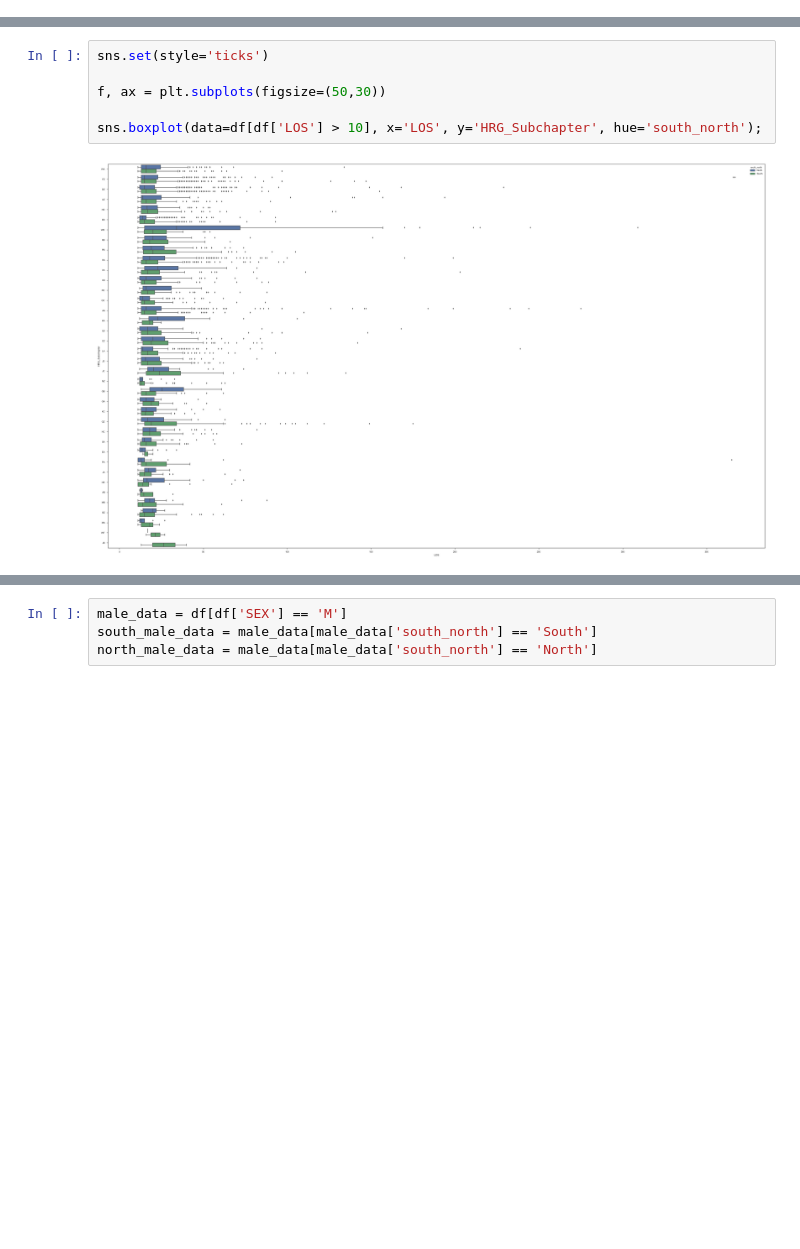
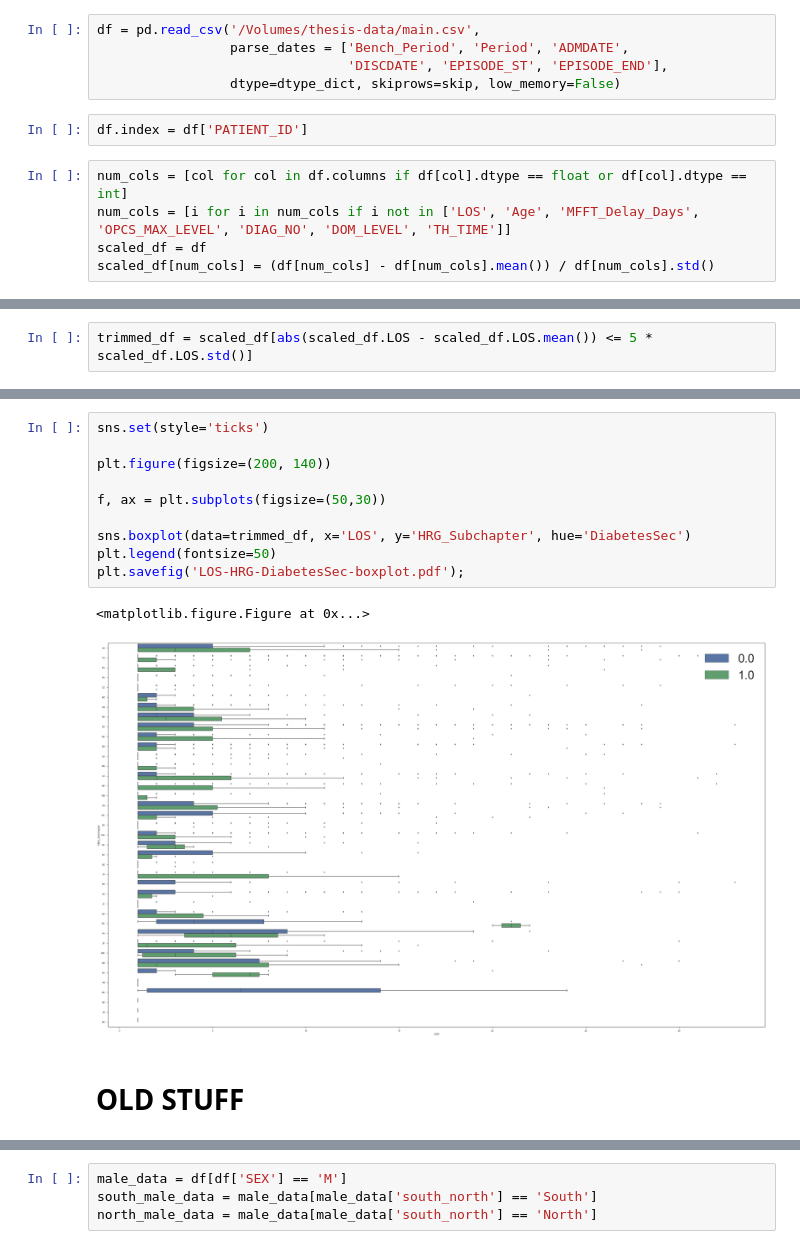
Before and after one commit to daffidwilde/thesis, a Jupyter notebook: data/nbs/some-data-analysis.ipynb, the cells around one changed output, grey strips where cells are left out. Drawn from its saved outputs; the diff is of its cells as text; blank space fills up the shorter version.

```diff
--- a/data/nbs/some-data-analysis.ipynb
+++ b/data/nbs/some-data-analysis.ipynb
@@ -30,0 +40,12 @@ sns.kdeplot(data=df['NetCost'], cumulative=True);
+# %%
+df = pd.read_csv('/Volumes/thesis-data/main.csv',
+                 parse_dates = ['Bench_Period', 'Period', 'ADMDATE',
+                                'DISCDATE', 'EPISODE_ST', 'EPISODE_END'],
+                 dtype=dtype_dict, skiprows=skip, low_memory=False)
+# %%
+df.index = df['PATIENT_ID']
+# %%
+num_cols = [col for col in df.columns if df[col].dtype == float or df[col].dtype == int]
+num_cols = [i for i in num_cols if i not in ['LOS', 'Age', 'MFFT_Delay_Days', 'OPCS_MAX_LEVEL', 'DIAG_NO', 'DOM_LEVEL', 'TH_TIME']]
+scaled_df = df
+scaled_df[num_cols] = (df[num_cols] - df[num_cols].mean()) / df[num_cols].std()
@@ -30,0 +71,2 @@ sns.kdeplot(data=df['NetCost'], cumulative=True);
+# %%
+trimmed_df = scaled_df[abs(scaled_df.LOS - scaled_df.LOS.mean()) <= 5 * scaled_df.LOS.std()]
@@ -31,11 +99,18 @@ sns.kdeplot(data=df['NetCost'], cumulative=True);
 # %%
 sns.set(style='ticks')
 
+plt.figure(figsize=(200, 140))
+
 f, ax = plt.subplots(figsize=(50,30))
 
-sns.boxplot(data=df[df['LOS'] > 10], x='LOS', y='HRG_Subchapter', hue='south_north');
+sns.boxplot(data=trimmed_df, x='LOS', y='HRG_Subchapter', hue='DiabetesSec')
+plt.legend(fontsize=50)
+plt.savefig('LOS-HRG-DiabetesSec-boxplot.pdf');
 # %% [output]
+<matplotlib.figure.Figure at 0x...>
-[figure, old version]
+[figure, new version]
+# %% [markdown]
+# OLD STUFF
 # %%
 sns.lmplot(data=df, x='LOS', y='NetCost',
            hue='south_north', col='SEX', scatter_kws={'s': 0.01});
```
Also changed, not shown: parts of 25 cells of this notebook, 2 other files.
